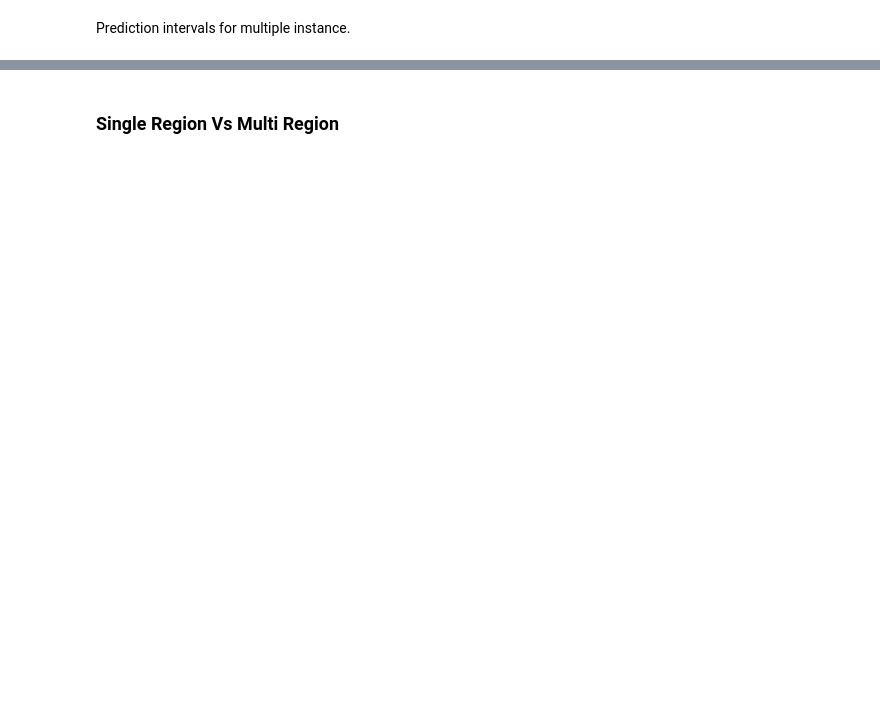
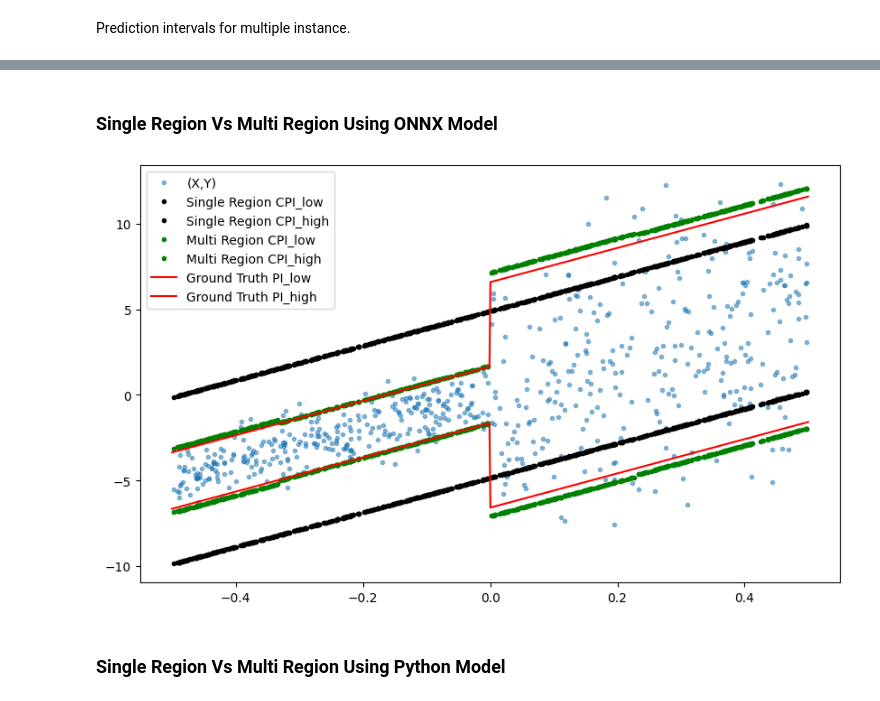
Before and after one commit to trustyai-explainability/trustyai-model-trust, a Jupyter notebook: notebooks/Conformal_Prediction_Regression_Simulated.ipynb, the cells around one changed output, grey strips where cells are left out. Drawn from its saved outputs; the diff is of its cells as text; code cells hidden in the pictures; blank space fills up the shorter version.

Commit message:
generating a wrapped CP model using ONNX
Signed-off-by: Giridhar Ganapavarapu <giridhar.ganapavarapu@ibm.com>

```diff
--- a/notebooks/Conformal_Prediction_Regression_Simulated.ipynb
+++ b/notebooks/Conformal_Prediction_Regression_Simulated.ipynb
@@ -148,0 +186,6 @@ array([[-2.44483532,  7.28648244]])
+# %%
+single_region_sess = rt.InferenceSession(single_region_cp_model_learned_params['combined_model'])
+%time single_region_model_onnx_output = single_region_sess.run(None, {"X": x_test[0:1].astype(np.float32)})
+
+for i, out in enumerate(single_region_sess.get_outputs()):
+    print({out.name: single_region_model_onnx_output[i]})
@@ -201,3 +247,3 @@ Wall time: 40.6 s
 <model_trust.regression.region_uncertainty_estimation.RegionUncertaintyEstimator at 0x...>
 # %%
-cp_multi_region_model_learned_params = cp_multi_region_model.export_learned_config()
+multi_region_cp_model_learned_params = multi_region_cp_model.export_learned_config()
@@ -258,0 +289,6 @@ array([[-6.79284655, -3.16738017],
+# %%
+multi_region_sess = rt.InferenceSession(multi_region_cp_model_learned_params['combined_model'])
+%time multi_region_model_onnx_output = multi_region_sess.run(None, {"X": x_test[0:1].astype(np.float32)})
+
+for i, out in enumerate(multi_region_sess.get_outputs()):
+    print({out.name: multi_region_model_onnx_output[i]})
@@ -259,2 +326,34 @@ array([[-6.79284655, -3.16738017],
 # %% [markdown]
-### Single Region Vs Multi Region
+### Single Region Vs Multi Region Using ONNX Model
+# %%
+x_test_sort_indices = np.argsort(x_test.flatten())
+single_region_model_onnx_output = single_region_sess.run(None, {"X": x_test[x_test_sort_indices].astype(np.float32)})
+multi_region_model_onnx_output = multi_region_sess.run(None, {"X": x_test[x_test_sort_indices].astype(np.float32)})
+# %%
+X_sort = np.sort(X.flatten())
+X_sort_indices = np.argsort(X.flatten())
+
+x_test_sort = np.sort(x_test.flatten())
+x_test_sort_indices = np.argsort(x_test.flatten())
+
+pi_gt_low = data["PI_GT_LOW"].values
+pi_gt_high = data["PI_GT_HIGH"].values
+
+plt.rcParams["figure.figsize"] = (10, 6)
+
+plt.plot(x_test_sort, y_test[x_test_sort_indices], '.', alpha = 0.5, label='(X,Y)')
+plt.plot(x_test_sort, single_region_model_onnx_output[-2][:, 0], 'k.', label = 'Single Region CPI_low')
+plt.plot(x_test_sort, single_region_model_onnx_output[-1][:, 0], 'k.', label = 'Single Region CPI_high')
+
+plt.plot(x_test_sort, multi_region_model_onnx_output[-2][:, 0], 'g.', label = 'Multi Region CPI_low')
+plt.plot(x_test_sort, multi_region_model_onnx_output[-1][:, 0], 'g.', label = 'Multi Region CPI_high')
+
+plt.plot(X_sort, pi_gt_low[X_sort_indices], 'r', label = 'Ground Truth PI_low')
+plt.plot(X_sort, pi_gt_high[X_sort_indices], 'r', label = 'Ground Truth PI_high')
+
+plt.legend(loc='upper left', bbox_to_anchor=(0, 1.0))
+plt.show()
+# %% [output]
+[figure, added]
+# %% [markdown]
+### Single Region Vs Multi Region Using Python Model
```
Also changed, not shown: parts of 34 cells of this notebook, 5 other files.
